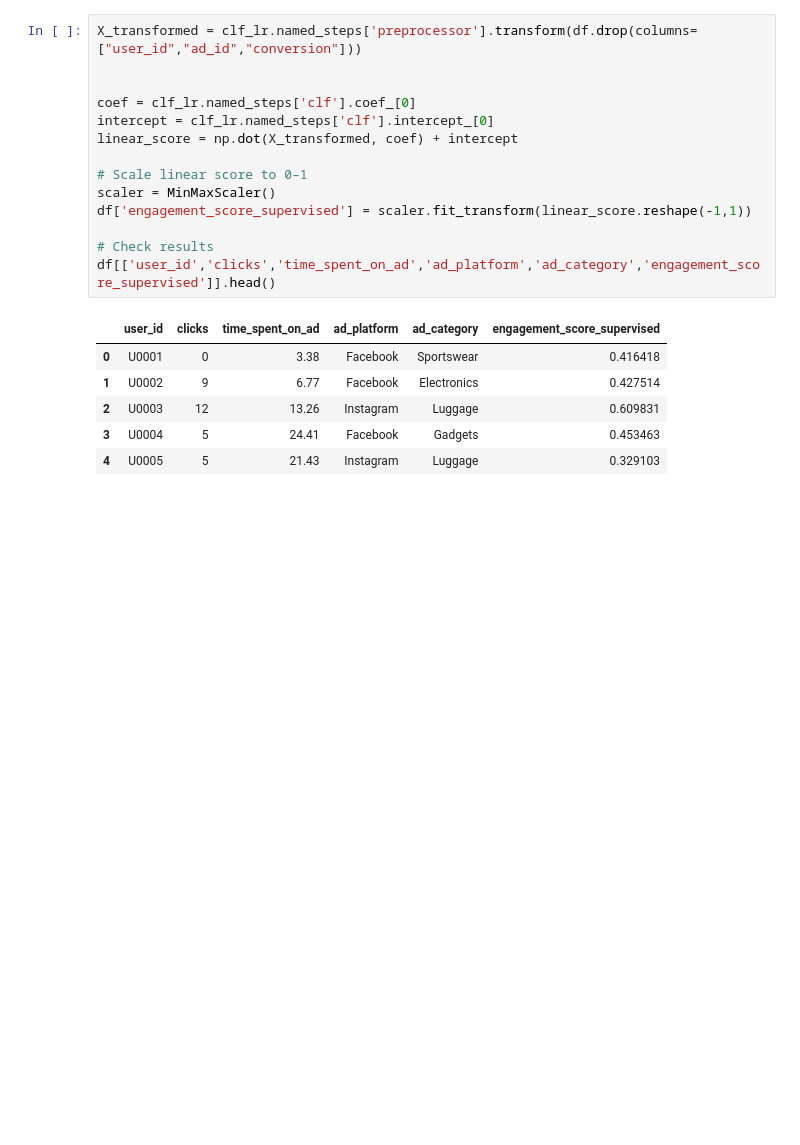
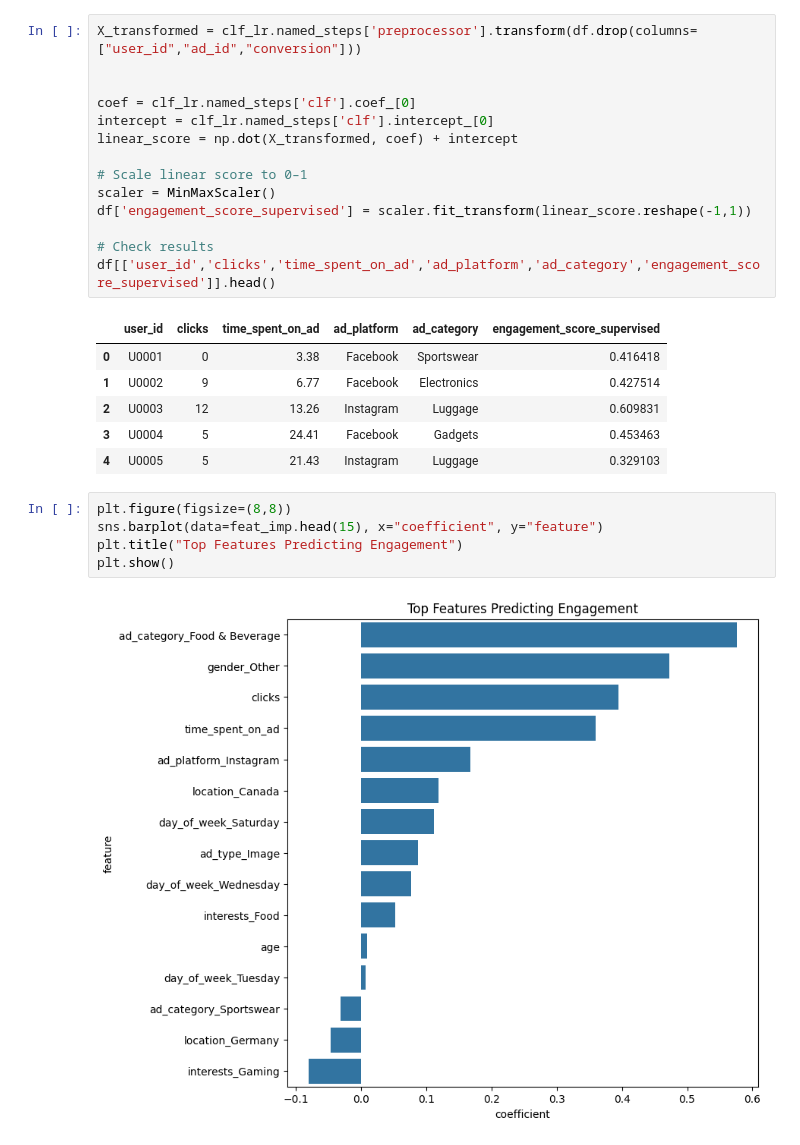
Before and after one commit to shetty-shithil/ctr-prediction-engagement-modeling, a Jupyter notebook: notebooks/04_final_model.ipynb, the cells around one changed output. Cells and saved outputs as stored; diff of their text form; blank space fills up the shorter version.

Commit message:
Initial analysis and visualizations

```diff
--- a/notebooks/04_final_model.ipynb
+++ b/notebooks/04_final_model.ipynb
@@ -146,3 +158,10 @@ df[['user_id','clicks','time_spent_on_ad','ad_platform','ad_category','engagemen
 | 2 | U0003 | 12 | 13.26 | Instagram | Luggage | 0.609831 |
 | 3 | U0004 | 5 | 24.41 | Facebook | Gadgets | 0.453463 |
 | 4 | U0005 | 5 | 21.43 | Instagram | Luggage | 0.329103 |
+# %%
+plt.figure(figsize=(8,8))
+sns.barplot(data=feat_imp.head(15), x="coefficient", y="feature")
+plt.title("Top Features Predicting Engagement")
+plt.show()
+# %% [output]
+[figure, added]
```
Also changed, not shown: parts of 19 cells of this notebook, 2 other files.
